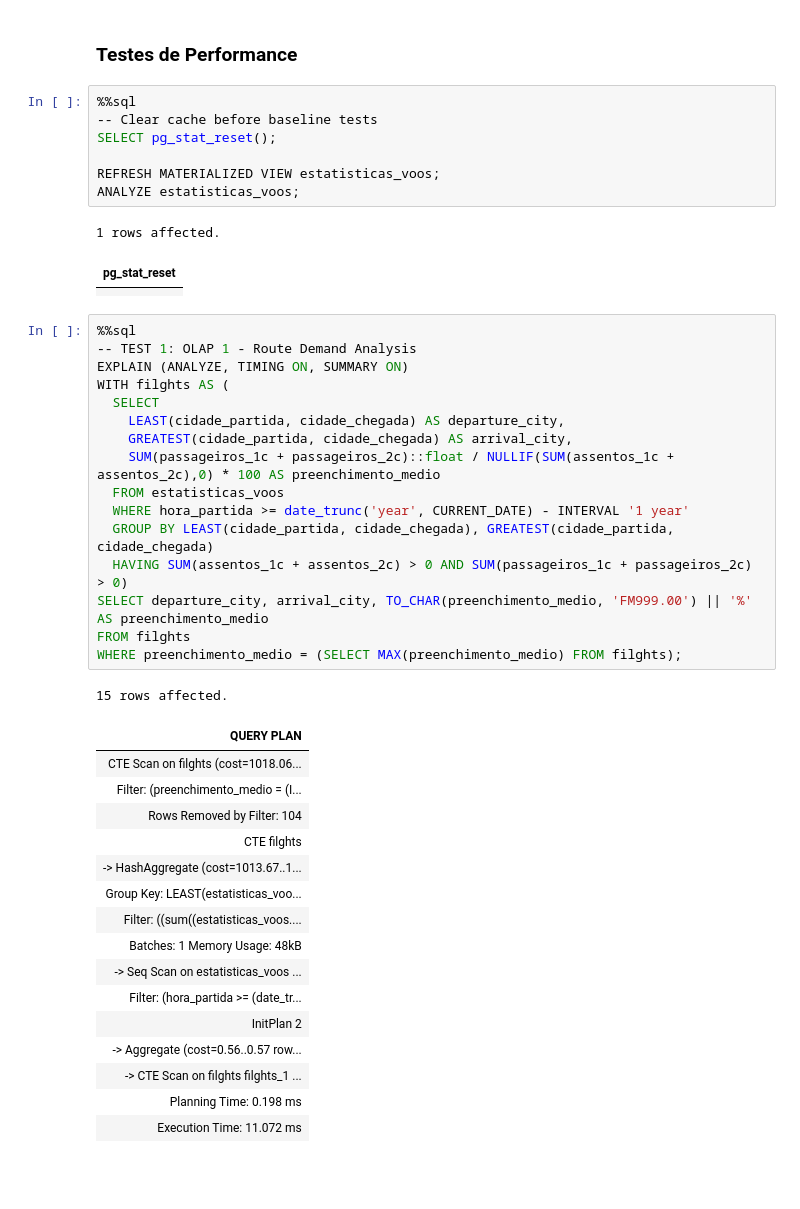
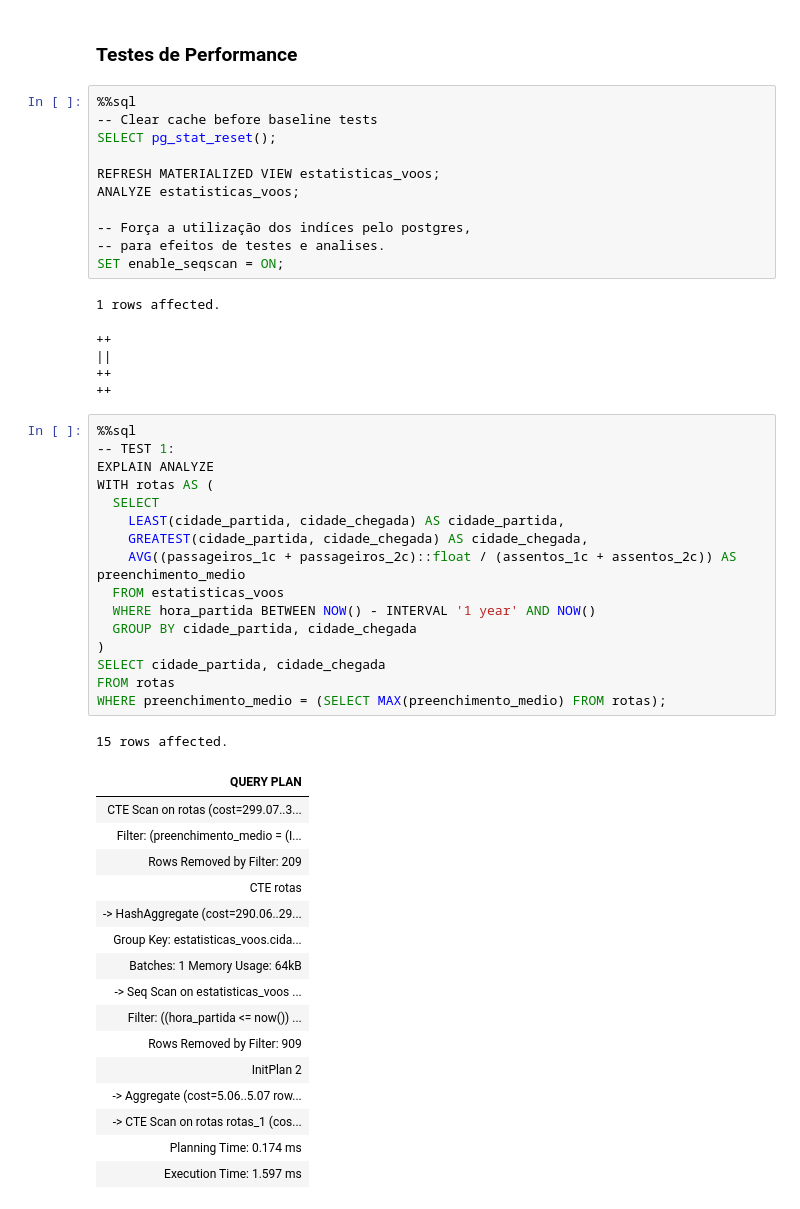
Before and after one commit to inesiscosta/aviation-db, a Jupyter notebook: bdist-workspace/data/E2-report.ipynb, the cells around one changed output. Drawn from its saved outputs; the diff is of its cells as text; blank space fills up the shorter version.

```diff
--- a/bdist-workspace/data/E2-report.ipynb
+++ b/bdist-workspace/data/E2-report.ipynb
@@ -456,43 +521,49 @@ SELECT pg_stat_reset();
 
 REFRESH MATERIALIZED VIEW estatisticas_voos;
 ANALYZE estatisticas_voos;
+
+-- Força a utilização dos indíces pelo postgres,
+-- para efeitos de testes e analises.
+SET enable_seqscan = ON;
 # %% [output]
 1 rows affected.
-| pg_stat_reset |
-|  |
+++
+||
+++
+++
 # %%
 %%sql
--- TEST 1: OLAP 1 - Route Demand Analysis
-EXPLAIN (ANALYZE, TIMING ON, SUMMARY ON)
-WITH filghts AS (
+-- TEST 1:
+EXPLAIN ANALYZE
+WITH rotas AS (
   SELECT
-    LEAST(cidade_partida, cidade_chegada) AS departure_city,
-    GREATEST(cidade_partida, cidade_chegada) AS arrival_city,
-    SUM(passageiros_1c + passageiros_2c)::float / NULLIF(SUM(assentos_1c + assentos_2c),0) * 100 AS preenchimento_medio
+    LEAST(cidade_partida, cidade_chegada) AS cidade_partida,
+    GREATEST(cidade_partida, cidade_chegada) AS cidade_chegada,
+    AVG((passageiros_1c + passageiros_2c)::float / (assentos_1c + assentos_2c)) AS preenchimento_medio
   FROM estatisticas_voos
-  WHERE hora_partida >= date_trunc('year', CURRENT_DATE) - INTERVAL '1 year'
-  GROUP BY LEAST(cidade_partida, cidade_chegada), GREATEST(cidade_partida, cidade_chegada)
-  HAVING SUM(assentos_1c + assentos_2c) > 0 AND SUM(passageiros_1c + passageiros_2c) > 0)
-SELECT departure_city, arrival_city, TO_CHAR(preenchimento_medio, 'FM999.00') || '%' AS preenchimento_medio
-FROM filghts
-WHERE preenchimento_medio = (SELECT MAX(preenchimento_medio) FROM filghts);
+  WHERE hora_partida BETWEEN NOW() - INTERVAL '1 year' AND NOW()
+  GROUP BY cidade_partida, cidade_chegada
+)
+SELECT cidade_partida, cidade_chegada
+FROM rotas
+WHERE preenchimento_medio = (SELECT MAX(preenchimento_medio) FROM rotas);
 # %% [output]
 15 rows affected.
 | QUERY PLAN |
-| CTE Scan on filghts (cost=1018.06... |
+| CTE Scan on rotas (cost=299.07..3... |
 | Filter: (preenchimento_medio = (I... |
-| Rows Removed by Filter: 104 |
-| CTE filghts |
-| -> HashAggregate (cost=1013.67..1... |
-| Group Key: LEAST(estatisticas_voo... |
-| Filter: ((sum((estatisticas_voos.... |
-| Batches: 1 Memory Usage: 48kB |
+| Rows Removed by Filter: 209 |
+| CTE rotas |
+| -> HashAggregate (cost=290.06..29... |
+| Group Key: estatisticas_voos.cida... |
+| Batches: 1 Memory Usage: 64kB |
 | -> Seq Scan on estatisticas_voos ... |
-| Filter: (hora_partida >= (date_tr... |
+| Filter: ((hora_partida <= now()) ... |
+| Rows Removed by Filter: 909 |
 | InitPlan 2 |
-| -> Aggregate (cost=0.56..0.57 row... |
-| -> CTE Scan on filghts filghts_1 ... |
-| Planning Time: 0.198 ms |
-| Execution Time: 11.072 ms |
+| -> Aggregate (cost=5.06..5.07 row... |
+| -> CTE Scan on rotas rotas_1 (cos... |
+| Planning Time: 0.174 ms |
+| Execution Time: 1.597 ms |
 # %%
 %%sql
```
Also changed, not shown: parts of 10 cells of this notebook.
